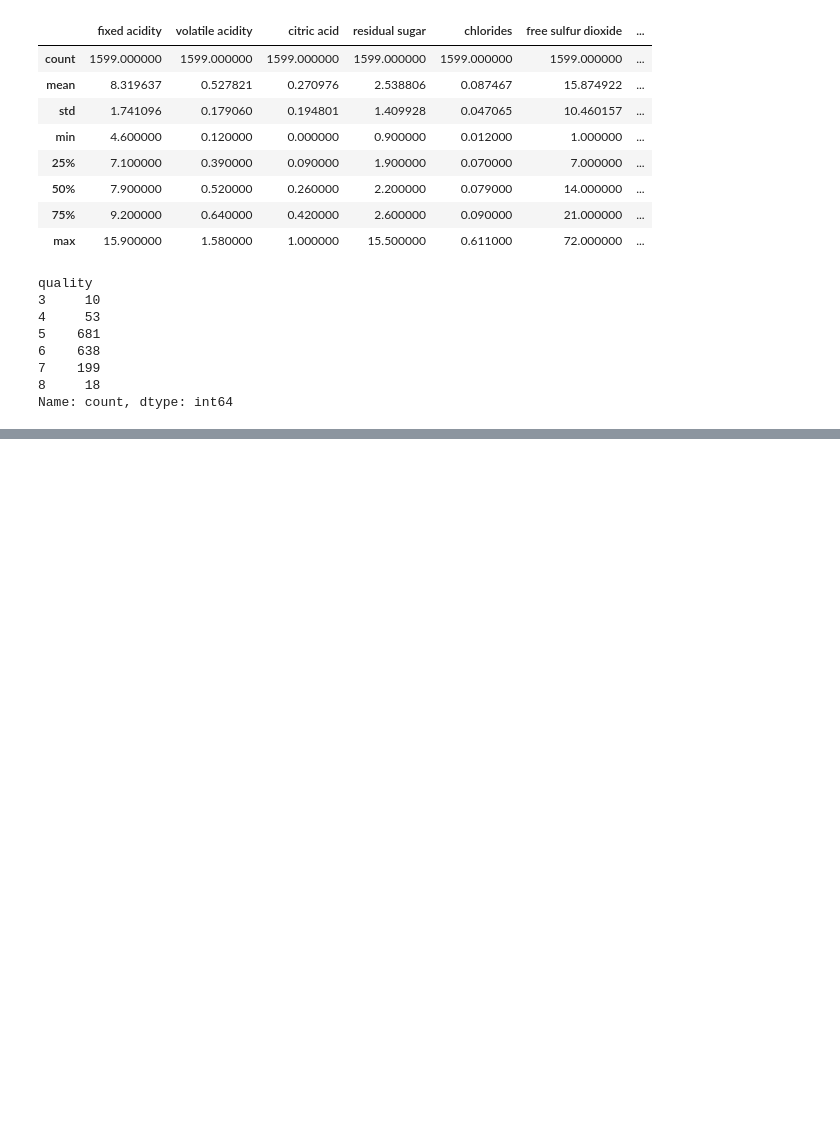
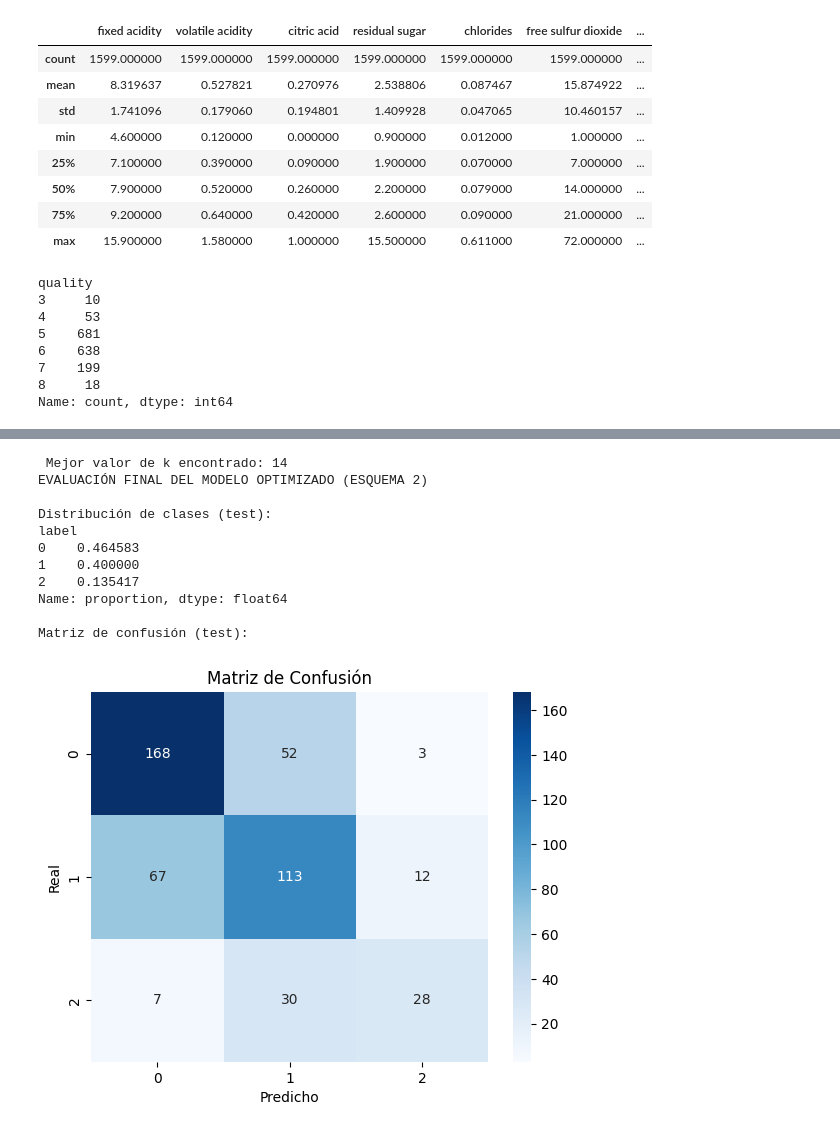
Before and after one commit to Finarosalina/Finarosalina_KNN_BUENO_ML_WINE, a Jupyter notebook: src/explore.ipynb, the cells around one changed output, grey strips where cells are left out. Saved outputs shown, nothing was run; the diff lists cells and outputs as text; code cells hidden in the pictures; blank space fills up the shorter version.

```diff
--- a/src/explore.ipynb
+++ b/src/explore.ipynb
@@ -473,0 +221,79 @@ Macro F1-score   (test) con weights='distance': 0.8435
+# %%
+from sklearn.model_selection import train_test_split, GridSearchCV
+from sklearn.metrics import accuracy_score, classification_report, confusion_matrix, f1_score
+from sklearn.preprocessing import StandardScaler
+from sklearn.neighbors import KNeighborsClassifier
+import seaborn as sns
+import matplotlib.pyplot as plt
+import numpy as np
+import pandas as pd
+
+# Cargar los datos nuevamente
+df = pd.read_csv(
+    "https://raw.githubusercontent.com/4GeeksAcademy/k-nearest-neighbors-project-tutorial/refs/heads/main/winequality-red.csv", sep=';')
+
+# (0: ≤5, 1: 6, 2: ≥7)
+df['label'] = df['quality'].apply(lambda q: 0 if q <= 5 else (1 if q == 6 else 2))
+
+X = df.drop(['quality', 'label'], axis=1)
+y = df['label']
+
+# Normalización de características
+scaler = StandardScaler()
+X_scaled = scaler.fit_transform(X)
+
+# División estratificada para mantener la misma proporción de clases
+X_train, X_test, y_train, y_test = train_test_split(X_scaled, y, test_size=0.3, random_state=42, stratify=y)
+
+# Búsqueda del mejor k (usando GridSearchCV)
+param_grid = {'n_neighbors': range(13, 18)}
+grid_search = GridSearchCV(
+    KNeighborsClassifier(), param_grid,
+    cv=5, scoring='f1_weighted', n_jobs=-1
+)
+grid_search.fit(X_train, y_train)
+
+best_k = grid_search.best_params_['n_neighbors']
+print(f"\n Mejor valor de k encontrado: {best_k}")
+
+# Entrenar el modelo final
+final_model = KNeighborsClassifier(n_neighbors=best_k)
+final_model.fit(X_train, y_train)
+
+# Evaluación detallada
+def detailed_evaluation(model, X_train, X_test, y_train, y_test):
+    y_pred_test = model.predict(X_test)
+
+    print("\nDistribución de clases (test):")
+    print(pd.Series(y_test).value_counts(normalize=True).sort_index())
+
+    print("\nMatriz de confusión (test):")
+    cm = confusion_matrix(y_test, y_pred_test)
+    sns.heatmap(cm, annot=True, fmt='d', cmap='Blues', xticklabels=[0,1,2], yticklabels=[0,1,2])
+    plt.xlabel('Predicho')
+    plt.ylabel('Real')
+    plt.title("Matriz de Confusión")
+    plt.show()
+
+    print("\n📄 Reporte de clasificación (test):")
+    print(classification_report(y_test, y_pred_test, digits=3))
+
+    print(f" F1-score ponderado: {f1_score(y_test, y_pred_test, average='weighted'):.3f}")
+    print(f" Accuracy: {accuracy_score(y_test, y_pred_test):.3f}")
+
+# Ejecutar evaluación
+print("EVALUACIÓN FINAL DEL MODELO OPTIMIZADO (ESQUEMA 2)")
+detailed_evaluation(final_model, X_train, X_test, y_train, y_test)
+# %% [output]
+ Mejor valor de k encontrado: 14
+EVALUACIÓN FINAL DEL MODELO OPTIMIZADO (ESQUEMA 2)
+
+Distribución de clases (test):
+label
+0    0.464583
+1    0.400000
+2    0.135417
+Name: proportion, dtype: float64
+
+Matriz de confusión (test):
+[figure, added]
```
Also changed, not shown: parts of 29 cells of this notebook, 3 other files.
